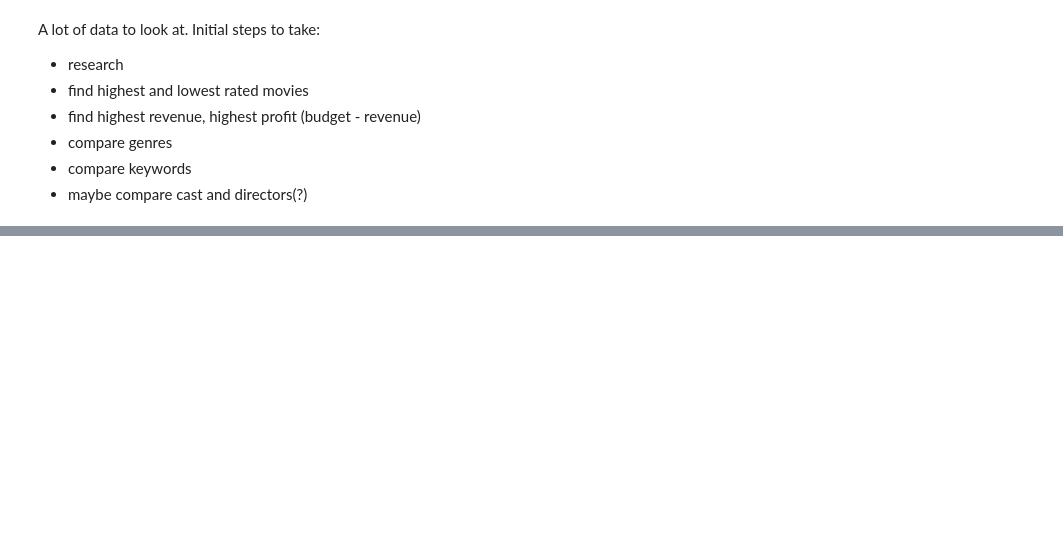
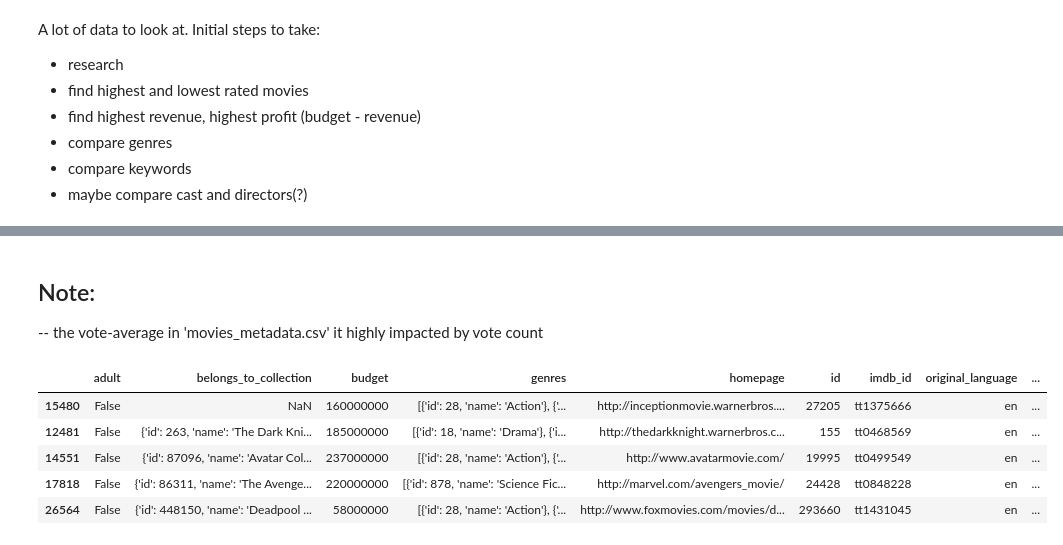
Before and after one commit to nephylum/Movie_Data_Analysis, a Jupyter notebook: Movie_Data_Analysis.ipynb, the cells around one changed output, grey strips where cells are left out. Saved outputs shown, nothing was run; the diff lists cells and outputs as text; code cells hidden in the pictures; blank space fills up the shorter version.

```diff
--- a/Movie_Data_Analysis.ipynb
+++ b/Movie_Data_Analysis.ipynb
@@ -175,0 +199,15 @@ A lot of data to look at. Initial steps to take:
+# %% [markdown]
+## Note:
+
+-- the vote-average in 'movies_metadata.csv' it highly impacted by vote count
+# %%
+#examine vote totals
+votes_most = df5.sort_values(by = 'vote_count', ascending = False)
+votes_most.head()
+# %% [output]
+|  | adult | belongs_to_collection | budget | genres | homepage | id | imdb_id | original_language | ... |
+| 15480 | False | NaN | 160000000 | [{'id': 28, 'name': 'Action'}, {'... | http://inceptionmovie.warnerbros.... | 27205 | tt1375666 | en | ... |
+| 12481 | False | {'id': 263, 'name': 'The Dark Kni... | 185000000 | [{'id': 18, 'name': 'Drama'}, {'i... | http://thedarkknight.warnerbros.c... | 155 | tt0468569 | en | ... |
+| 14551 | False | {'id': 87096, 'name': 'Avatar Col... | 237000000 | [{'id': 28, 'name': 'Action'}, {'... | http://www.avatarmovie.com/ | 19995 | tt0499549 | en | ... |
+| 17818 | False | {'id': 86311, 'name': 'The Avenge... | 220000000 | [{'id': 878, 'name': 'Science Fic... | http://marvel.com/avengers_movie/ | 24428 | tt0848228 | en | ... |
+| 26564 | False | {'id': 448150, 'name': 'Deadpool ... | 58000000 | [{'id': 28, 'name': 'Action'}, {'... | http://www.foxmovies.com/movies/d... | 293660 | tt1431045 | en | ... |
```
Also changed, not shown: parts of 5 cells of this notebook.
